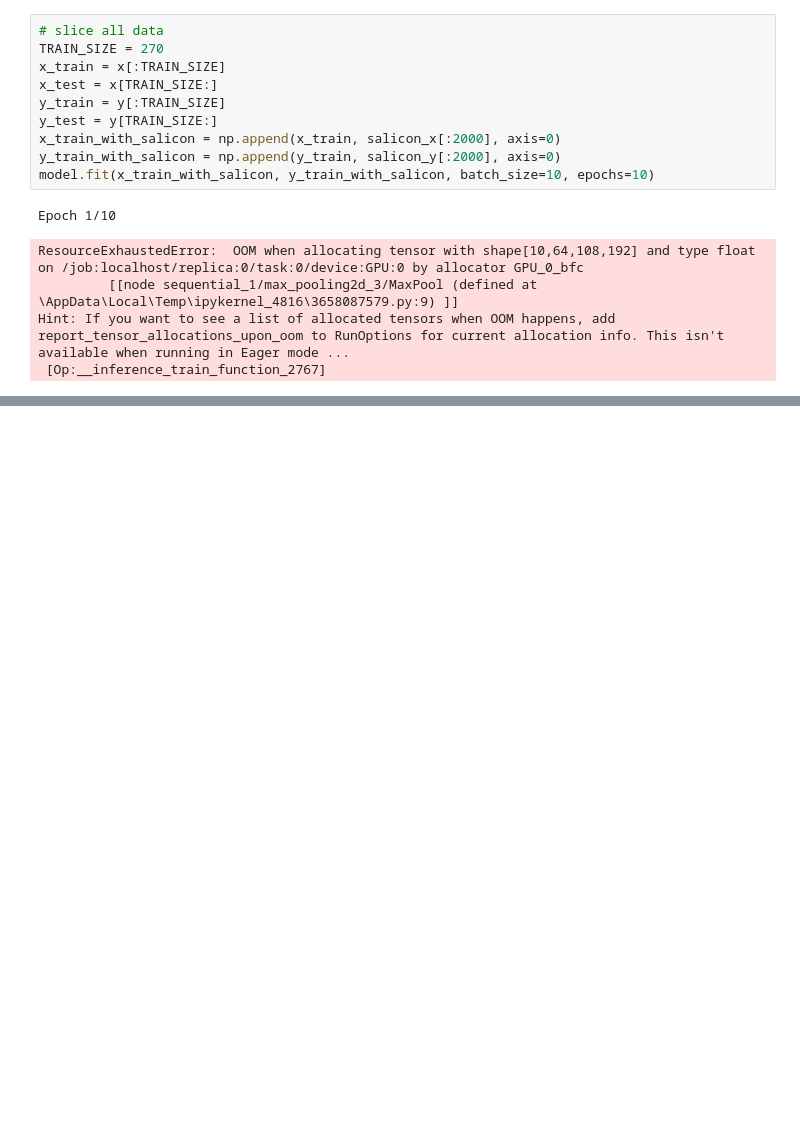
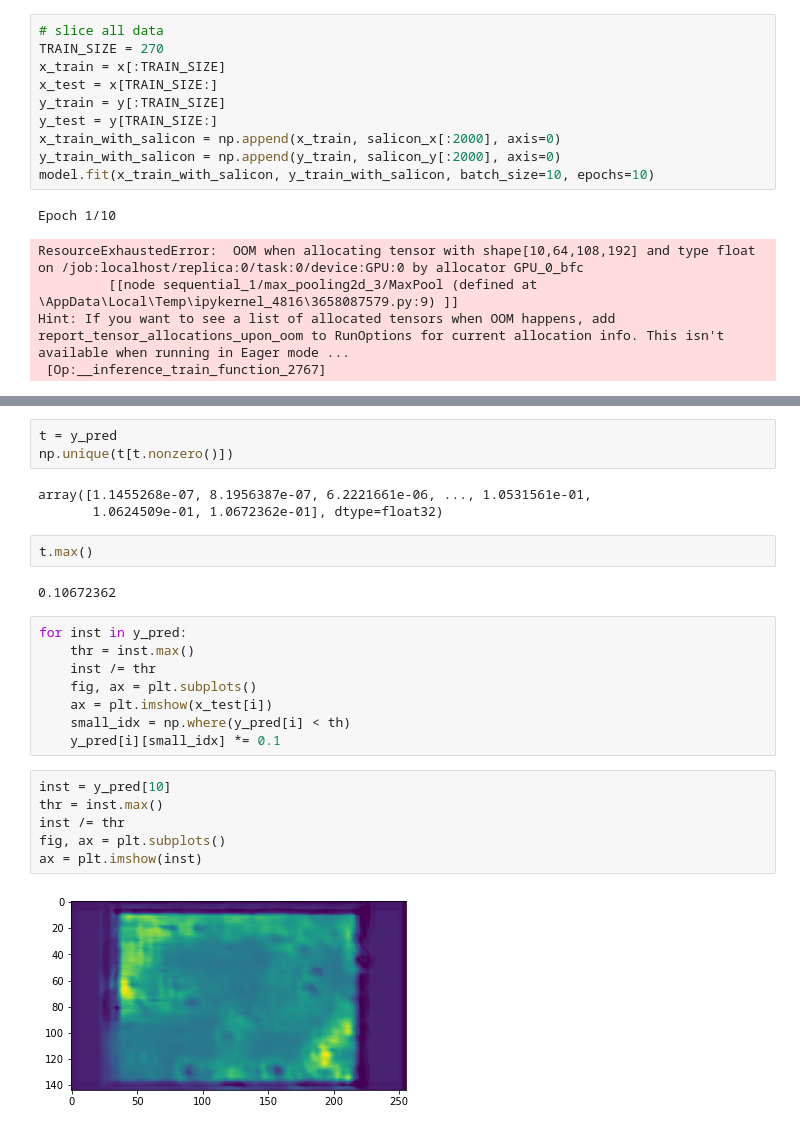
Before and after one commit to 510t/image_recognition, a Jupyter notebook: predict_heatmap.ipynb, the cells around one changed output, grey strips where cells are left out. Saved outputs shown, nothing was run; the diff lists cells and outputs as text; blank space fills up the shorter version.

```diff
--- a/predict_heatmap.ipynb
+++ b/predict_heatmap.ipynb
@@ -297,0 +309,26 @@ for i in range(6,9):
+# %%
+t = y_pred
+np.unique(t[t.nonzero()])
+# %% [output]
+array([1.1455268e-07, 8.1956387e-07, 6.2221661e-06, ..., 1.0531561e-01,
+       1.0624509e-01, 1.0672362e-01], dtype=float32)
+# %%
+t.max()
+# %% [output]
+0.10672362
+# %%
+for inst in y_pred:
+    thr = inst.max()
+    inst /= thr
+    fig, ax = plt.subplots()
+    ax = plt.imshow(x_test[i])
+    small_idx = np.where(y_pred[i] < th)
+    y_pred[i][small_idx] *= 0.1
+# %%
+inst = y_pred[10]
+thr = inst.max()
+inst /= thr
+fig, ax = plt.subplots()
+ax = plt.imshow(inst)
+# %% [output]
+[figure, added]
```
Also changed, not shown: parts of 5 cells of this notebook.
